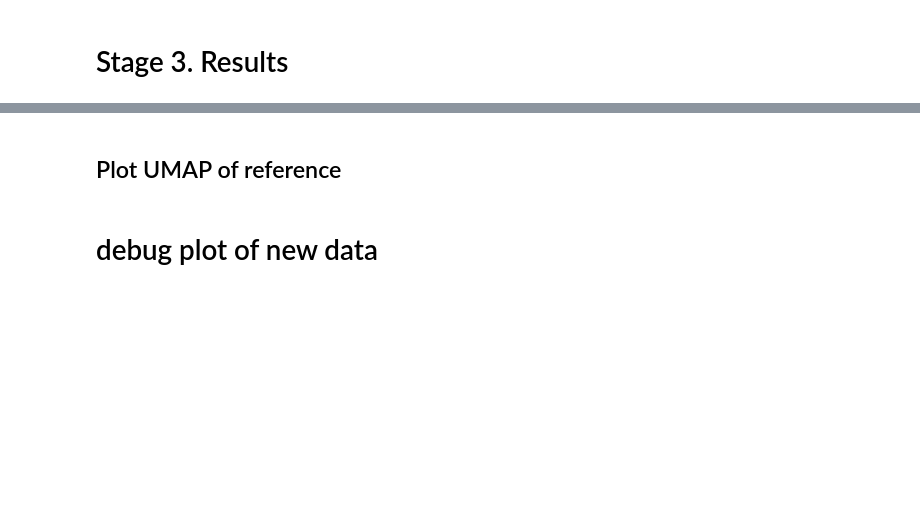
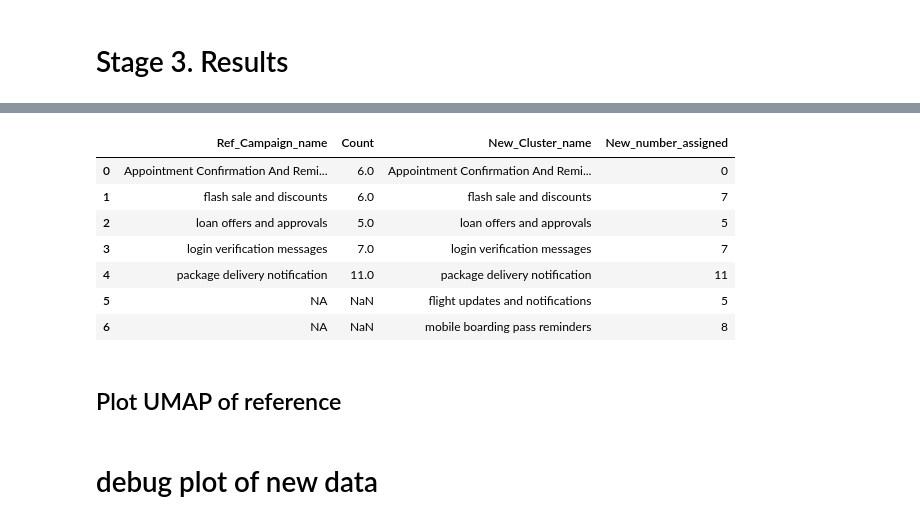
Before and after one commit to elieisenstein/campaign_drift, a Jupyter notebook: campaign_drift.ipynb, the cells around one changed output, grey strips where cells are left out. Drawn from its saved outputs; the diff is of its cells as text; code cells hidden in the pictures; blank space fills up the shorter version.

```diff
--- a/campaign_drift.ipynb
+++ b/campaign_drift.ipynb
@@ -219,0 +167,77 @@ Coverage = 0.6818181818181818
+# %%
+import os
+import pandas as pd
+
+from params import DATA_DIR
+
+# ---- Paths (match Stage-1/2 artifacts in data/output) ----
+REF_CAMPAIGNS_CSV = os.path.join(output_dir, f"{RUN_PREFIX}_campaigns.csv")
+PROTO_META_CSV    = os.path.join(output_dir, f"{RUN_PREFIX}_new_prototypes.csv")
+NEW_CAMPAIGNS_CSV = os.path.join(output_dir, f"{RUN_PREFIX}_new_campaigns.csv")
+
+# ---- Load data ----
+ref_campaigns_df = pd.read_csv(REF_CAMPAIGNS_CSV, encoding="utf-8")
+meta_df = pd.read_csv(PROTO_META_CSV, encoding="utf-8")
+
+# Detect optional columns
+weight_col = "count_in_window" if "count_in_window" in meta_df.columns else None
+status_col = "status" if "status" in meta_df.columns else None
+
+# ---- Compute coverage (prototype-level) ----
+if status_col:
+    known_mask_full = meta_df[status_col].astype(str).str.lower().eq("known")
+    coverage = known_mask_full.mean()
+else:
+    coverage = None
+
+# ---- Count new messages assigned to reference campaigns ----
+if status_col:
+    known_mask = meta_df[status_col].eq("Known")
+else:
+    # if no status column, treat all as Known for this summary
+    known_mask = pd.Series(True, index=meta_df.index)
+
+assigned = meta_df[known_mask & meta_df["assigned_campaign_row_index"].notna()]
+
+if weight_col:
+    ref_counts = assigned.groupby("assigned_campaign_row_index")[weight_col].sum()
+else:
+    ref_counts = assigned.groupby("assigned_campaign_row_index").size()
+
+# ---- Rows for reference campaigns ----
+ref_rows = [
+    {
+        "Ref_Campaign_name": row.campaign_name,
+        "Count": getattr(row, "proto_count", getattr(row, "prototypes_count", 0)),
+        "New_Cluster_name": row.campaign_name,  # existing campaigns keep same name
+        "New_number_assigned": int(ref_counts.get(int(row.row_index), 0)),  # type: ignore
+    }
+    for row in ref_campaigns_df.itertuples(index=False)
+]
+
+# ---- Rows for *new* clusters (if exist) ----
+new_rows = []
+if os.path.exists(NEW_CAMPAIGNS_CSV):
+    nc = pd.read_csv(NEW_CAMPAIGNS_CSV, encoding="utf-8")
+    count_col = next((c for c in ("msg_count", "proto_count") if c in nc.columns), None)
+
+    new_rows = [
+        {
+            "Ref_Campaign_name": "NA",
+            "New_Cluster_name": row.campaign_name,
+            "New_number_assigned": int(getattr(row, count_col)) if count_col else 0,
+        }
+        for row in nc.itertuples(index=False)
+    ]
+
+# ---- Final summary ----
+summary_df = pd.DataFrame(ref_rows + new_rows)
+
+summary_df = summary_df.sort_values(
+    by=["Ref_Campaign_name", "New_Cluster_name"],
+    key=lambda col: (col == "NA") if col.name == "Ref_Campaign_name" else col,
+).reset_index(drop=True)
+
+print("Coverage =", coverage)
+summary_df
+# %% [output]
@@ -220,3 +245,11 @@ Coverage = 0.6818181818181818
+|  | Ref_Campaign_name | Count | New_Cluster_name | New_number_assigned |
+| 0 | Appointment Confirmation And Remi... | 6.0 | Appointment Confirmation And Remi... | 0 |
+| 1 | flash sale and discounts | 6.0 | flash sale and discounts | 7 |
+| 2 | loan offers and approvals | 5.0 | loan offers and approvals | 5 |
+| 3 | login verification messages | 7.0 | login verification messages | 7 |
+| 4 | package delivery notification | 11.0 | package delivery notification | 11 |
+| 5 | NA | NaN | flight updates and notifications | 5 |
+| 6 | NA | NaN | mobile boarding pass reminders | 8 |
 # %% [markdown]
 ## Plot UMAP of reference
 # %%
```
Also changed, not shown: parts of 5 cells of this notebook, 1 other file.
